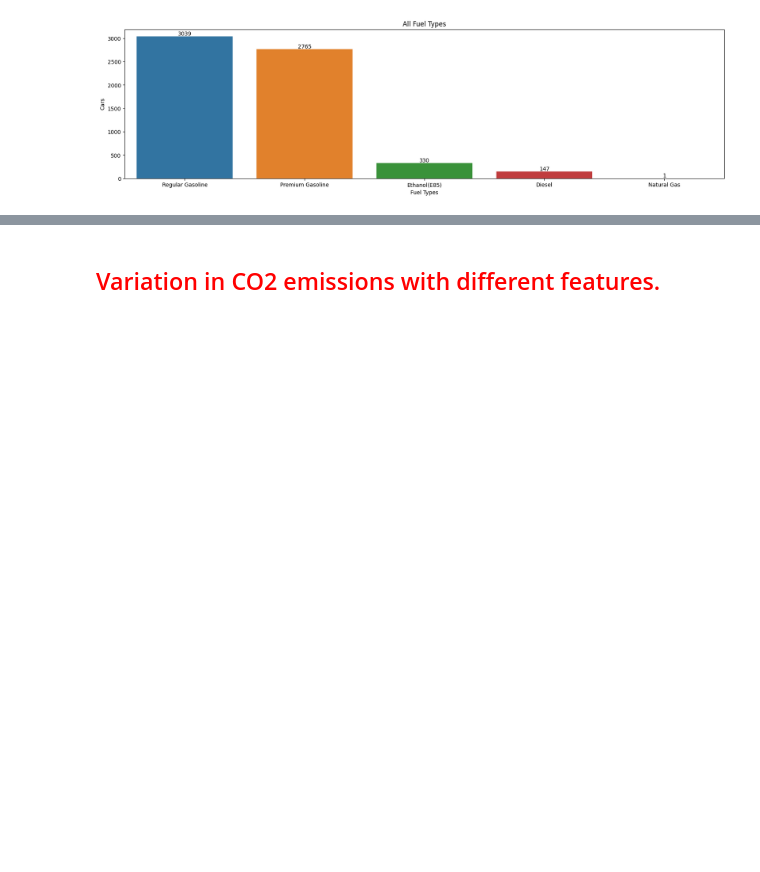
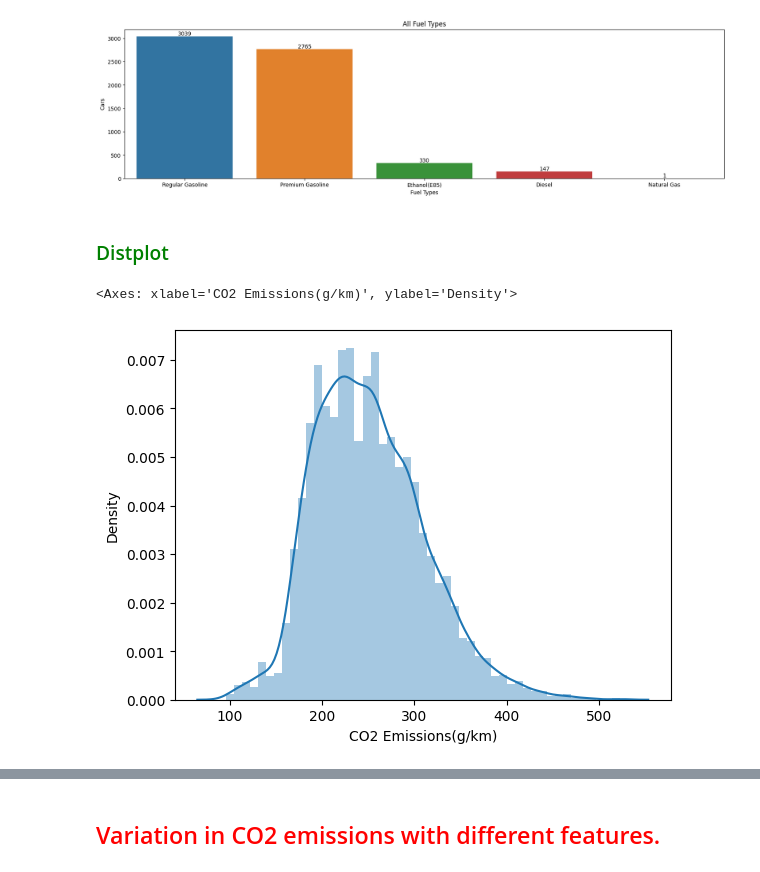
Before and after one commit to rajveersinghcse/CO2-Emission-Prediction, a Jupyter notebook: co2_emission_by_vehicle_project.ipynb, the cells around one changed output, grey strips where cells are left out. Cells and saved outputs as stored; diff of their text form; code cells hidden in the pictures; blank space fills up the shorter version.

```diff
--- a/co2_emission_by_vehicle_project.ipynb
+++ b/co2_emission_by_vehicle_project.ipynb
@@ -401,3 +399,10 @@ plt.bar_label(figure7.containers[0])
 plt.show()
 # %% [output]
 [figure]
+# %% [markdown]
+### <font color='green'> Distplot </font>
+# %%
+sns.distplot(df['CO2 Emissions(g/km)'])
+# %% [output]
+<Axes: xlabel='CO2 Emissions(g/km)', ylabel='Density'>
+[figure, added]
```
Also changed, not shown: parts of 7 cells of this notebook.
